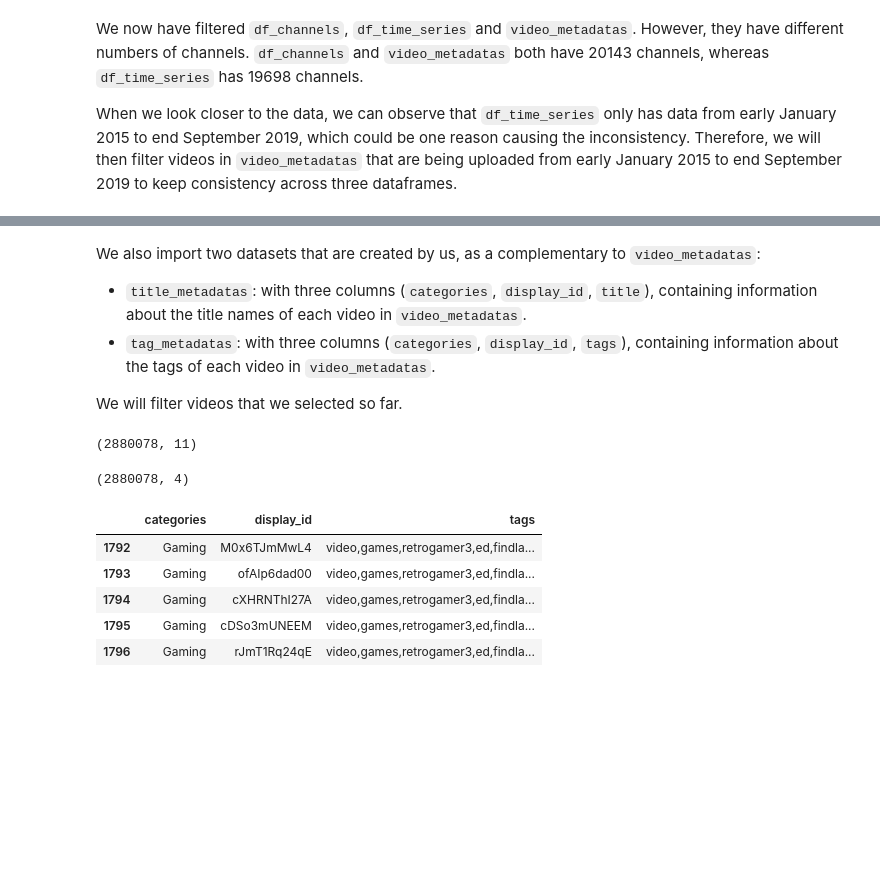
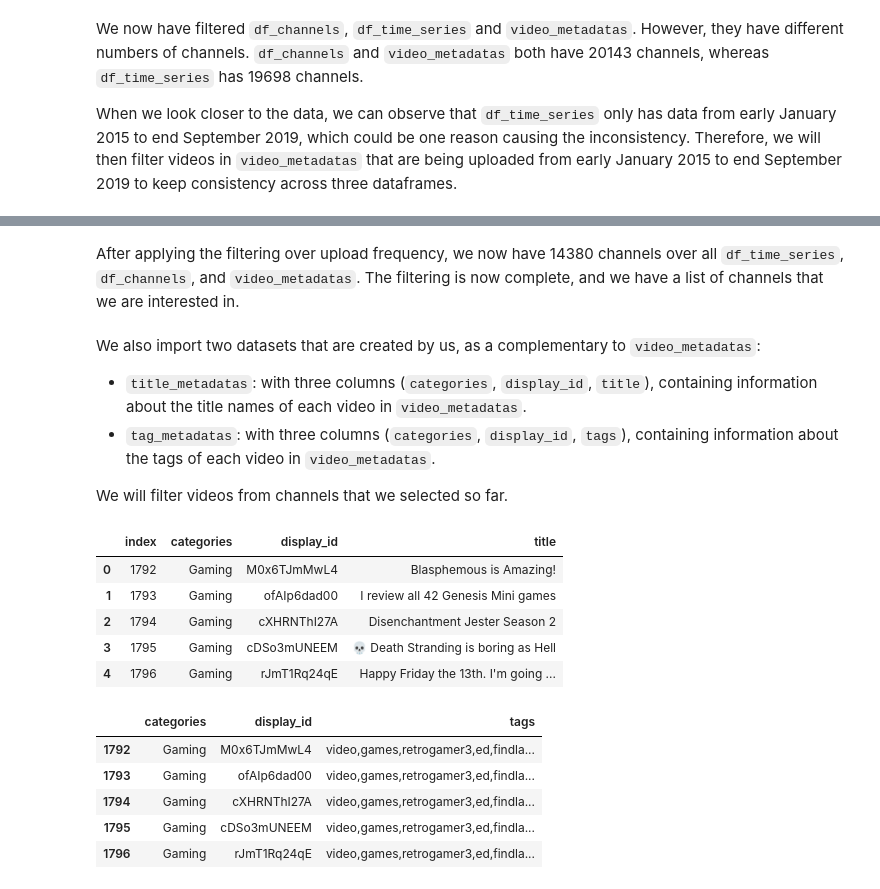
Before and after one commit to epfl-ada/ada-2022-project-adaptation, a Jupyter notebook: MS3_Analysis.ipynb, the cells around one changed output, grey strips where cells are left out. Saved outputs shown, nothing was run; the diff lists cells and outputs as text; code cells hidden in the pictures; blank space fills up the shorter version.

```diff
--- a/MS3_Analysis.ipynb
+++ b/MS3_Analysis.ipynb
@@ -189,9 +161,11 @@ len(video_metadatas.groupby("channel_id").count())
+# %% [markdown]
+After applying the filtering over upload frequency, we now have 14380 channels over all ``df_time_series``, ``df_channels``, and ``video_metadatas``. The filtering is now complete, and we have a list of channels that we are interested in.
 # %% [markdown]
 We also import two datasets that are created by us, as a complementary to ``video_metadatas``:
 - ``title_metadatas``: with three columns (``categories``, ``display_id``, ``title``), containing information about the title names of each video in ``video_metadatas``.
 - ``tag_metadatas``: with three columns (``categories``, ``display_id``, ``tags``), containing information about the tags of each video in ``video_metadatas``.
 
-We will filter videos that we selected so far.
+We will filter videos from channels that we selected so far.
 # %%
 title_metadatas = pd.read_feather(
     "./data/yt_metadata_title_helper.feather")
@@ -206,11 +176,12 @@ title_metadatas.to_feather("./data/yt_metadata_title_filtered.feather")
-# %%
-video_metadatas.shape
-# %% [output]
-(2880078, 11)
 # %%
-title_metadatas.shape
+title_metadatas.head()
 # %% [output]
-(2880078, 4)
+|  | index | categories | display_id | title |
+| 0 | 1792 | Gaming | M0x6TJmMwL4 | Blasphemous is Amazing! |
+| 1 | 1793 | Gaming | ofAIp6dad00 | I review all 42 Genesis Mini games |
+| 2 | 1794 | Gaming | cXHRNThI27A | Disenchantment Jester Season 2 |
+| 3 | 1795 | Gaming | cDSo3mUNEEM | 💀 Death Stranding is boring as Hell |
+| 4 | 1796 | Gaming | rJmT1Rq24qE | Happy Friday the 13th. I'm going ... |
 # %%
 tag_metadatas = pd.read_feather(
     "./data/yt_metadata_tags_helper.feather")
```
Also changed, not shown: parts of 57 cells of this notebook, 1 other file.
